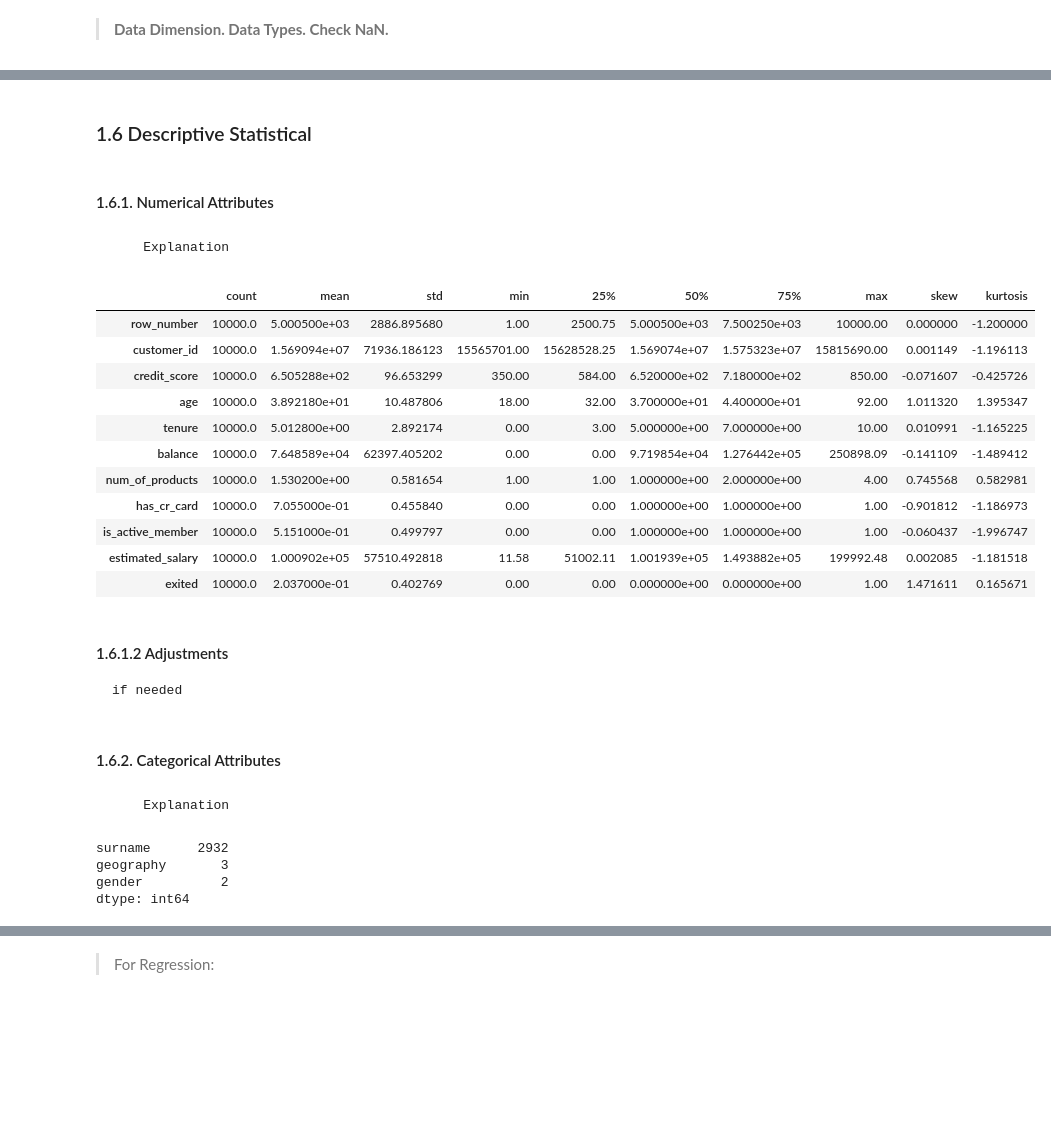
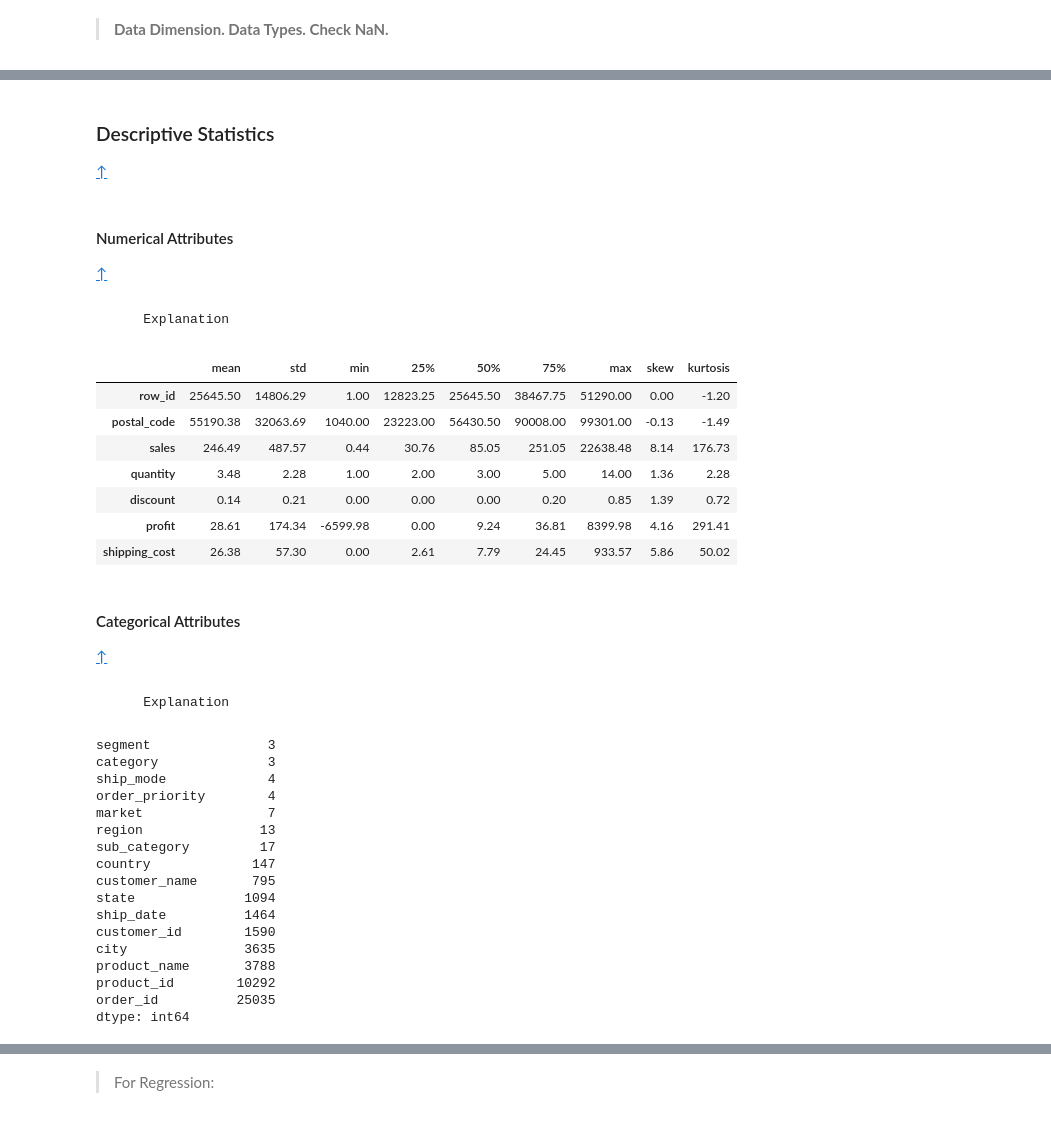
Before and after one commit to pauloreis-ds/projects, a Jupyter notebook: Data Science Pipeline.ipynb, the cells around one changed output, grey strips where cells are left out. Saved outputs shown, nothing was run; the diff lists cells and outputs as text; code cells hidden in the pictures; blank space fills up the shorter version.

```diff
--- a/Data Science Pipeline.ipynb
+++ b/Data Science Pipeline.ipynb
@@ -316,5 +565,6 @@ directory = Directory(__file__)
 # %%
 %%time
-raw_data = pd.read_csv("data/churn.csv")#.drop(columns="ID")
+data_path = ""
+raw_data = pd.read_csv(data_path, encoding_errors='ignore')
 raw_data.head(3)
 # %% [output]
@@ -338,7 +595,7 @@ Index(['RowNumber', 'CustomerId', 'Surname', 'CreditScore', 'Geography',
       dtype='object')
 # %%
-# .lower().replace(' ', '_')
-snakecase = lambda x: inflection.underscore(x)
+# snakecase = lambda x: inflection.underscore(x)
+snakecase = lambda x: str(x).lower().replace(' ', '_').replace('-', '_')
 data.columns = map(snakecase, data.columns)
 data.columns
 # %% [output]
@@ -404,6 +673,8 @@ describe_data(data)
 data['column_name'] = data['column_name'].astype('bool')
 # %%
 data['column_name'] = data['column_name'].astype( int )
+# %%
+data['order_date'] = pd.to_datetime(data['order_date'])
 # %%
 describe_data(data)
 # %% [markdown]
@@ -416,55 +692,63 @@ duplicated_rows_df.sort_values("year_birth").head()
 # %%
 data.drop_duplicates(inplace=True)
-# %% [markdown]
-### 1.6 Descriptive Statistical
+# %% [markdown]
+### Descriptive Statistics
+[&#8593;](#Agenda)
 # %%
 numerical_attributes = data.select_dtypes( include=['int64', 'float64'] )
 categorical_attributes = data.select_dtypes( exclude=['int64', 'float64', 'datetime64[ns]'] )
 # %% [markdown]
-#### 1.6.1. Numerical Attributes
+#### Numerical Attributes
+[&#8593;](#Agenda)
 # %% [markdown]
         Explanation
 # %%
 skew = pd.DataFrame(numerical_attributes.apply(lambda x: x.skew()), columns=['skew']).T
 kurtosis = pd.DataFrame(numerical_attributes.apply(lambda x: x.kurtosis()), columns=['kurtosis']).T
 stats = pd.concat([data.describe(), skew, kurtosis]).round(2).T
 
 def style_specific_cell(x):
     df = pd.DataFrame('', index=x.index, columns=x.columns)
 
-    df.iloc[1, 2] = 'background-color: lightyellow'
-#     df.iloc[5, 0] = df.iloc[5, 4] = 'background-color: lightblue'
-#     df.iloc[0:5, 0] = 'background-color: lightgrey'
+    df.iloc[1, 2] = 'background-color: lightblue'
+    df.iloc[5, 0] = df.iloc[5, 4] = 'background-color: red'
+    df.iloc[0:5, 0] = 'background-color: lightgrey'
 
     return df
 
 stats.drop(columns='count').style.apply(style_specific_cell, axis=None).format("{:.2f}")
 # %% [output]
-|  | count | mean | std | min | 25% | 50% | 75% | max | skew | kurtosis |
-| row_number | 10000.0 | 5.000500e+03 | 2886.895680 | 1.00 | 2500.75 | 5.000500e+03 | 7.500250e+03 | 10000.00 | 0.000000 | -1.200000 |
-| customer_id | 10000.0 | 1.569094e+07 | 71936.186123 | 15565701.00 | 15628528.25 | 1.569074e+07 | 1.575323e+07 | 15815690.00 | 0.001149 | -1.196113 |
-| credit_score | 10000.0 | 6.505288e+02 | 96.653299 | 350.00 | 584.00 | 6.520000e+02 | 7.180000e+02 | 850.00 | -0.071607 | -0.425726 |
-| age | 10000.0 | 3.892180e+01 | 10.487806 | 18.00 | 32.00 | 3.700000e+01 | 4.400000e+01 | 92.00 | 1.011320 | 1.395347 |
-| tenure | 10000.0 | 5.012800e+00 | 2.892174 | 0.00 | 3.00 | 5.000000e+00 | 7.000000e+00 | 10.00 | 0.010991 | -1.165225 |
-| balance | 10000.0 | 7.648589e+04 | 62397.405202 | 0.00 | 0.00 | 9.719854e+04 | 1.276442e+05 | 250898.09 | -0.141109 | -1.489412 |
-| num_of_products | 10000.0 | 1.530200e+00 | 0.581654 | 1.00 | 1.00 | 1.000000e+00 | 2.000000e+00 | 4.00 | 0.745568 | 0.582981 |
-| has_cr_card | 10000.0 | 7.055000e-01 | 0.455840 | 0.00 | 0.00 | 1.000000e+00 | 1.000000e+00 | 1.00 | -0.901812 | -1.186973 |
-| is_active_member | 10000.0 | 5.151000e-01 | 0.499797 | 0.00 | 0.00 | 1.000000e+00 | 1.000000e+00 | 1.00 | -0.060437 | -1.996747 |
-| estimated_salary | 10000.0 | 1.000902e+05 | 57510.492818 | 11.58 | 51002.11 | 1.001939e+05 | 1.493882e+05 | 199992.48 | 0.002085 | -1.181518 |
-| exited | 10000.0 | 2.037000e-01 | 0.402769 | 0.00 | 0.00 | 0.000000e+00 | 0.000000e+00 | 1.00 | 1.471611 | 0.165671 |
+|  | mean | std | min | 25% | 50% | 75% | max | skew | kurtosis |
+| row_id | 25645.50 | 14806.29 | 1.00 | 12823.25 | 25645.50 | 38467.75 | 51290.00 | 0.00 | -1.20 |
+| postal_code | 55190.38 | 32063.69 | 1040.00 | 23223.00 | 56430.50 | 90008.00 | 99301.00 | -0.13 | -1.49 |
+| sales | 246.49 | 487.57 | 0.44 | 30.76 | 85.05 | 251.05 | 22638.48 | 8.14 | 176.73 |
+| quantity | 3.48 | 2.28 | 1.00 | 2.00 | 3.00 | 5.00 | 14.00 | 1.36 | 2.28 |
+| discount | 0.14 | 0.21 | 0.00 | 0.00 | 0.00 | 0.20 | 0.85 | 1.39 | 0.72 |
+| profit | 28.61 | 174.34 | -6599.98 | 0.00 | 9.24 | 36.81 | 8399.98 | 4.16 | 291.41 |
+| shipping_cost | 26.38 | 57.30 | 0.00 | 2.61 | 7.79 | 24.45 | 933.57 | 5.86 | 50.02 |
-# %% [markdown]
-#### 1.6.1.2 Adjustments
-
-    if needed
 # %% [markdown]
-#### 1.6.2. Categorical Attributes
+#### Categorical Attributes
+[&#8593;](#Agenda)
 # %% [markdown]
         Explanation
 # %%
 categorical_attributes.apply( lambda x: len(x.unique()) ).sort_values()
 # %% [output]
-surname      2932
-geography       3
-gender          2
+segment               3
+category              3
+ship_mode             4
+order_priority        4
+market                7
+region               13
+sub_category         17
+country             147
+customer_name       795
+state              1094
+ship_date          1464
+customer_id        1590
+city               3635
+product_name       3788
+product_id        10292
+order_id          25035
 dtype: int64
 # %%
```
Also changed, not shown: parts of 91 cells of this notebook.
